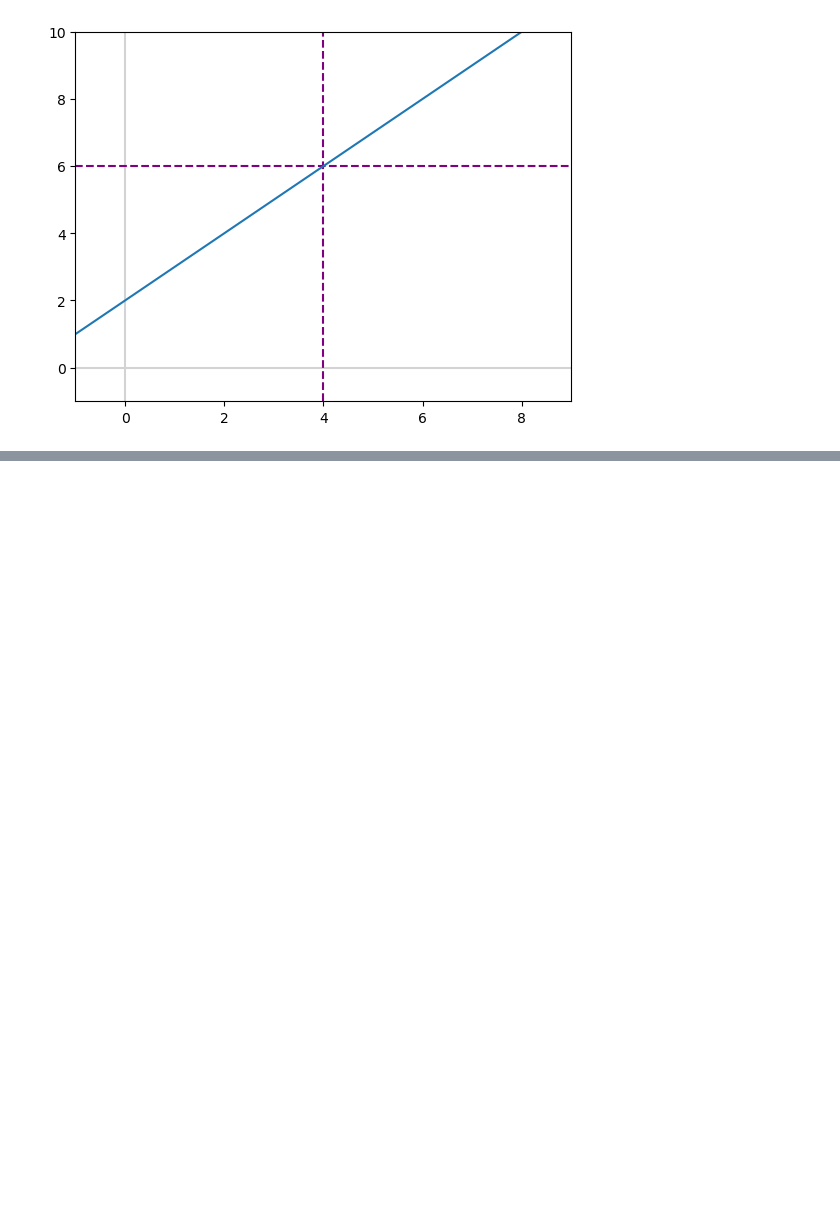
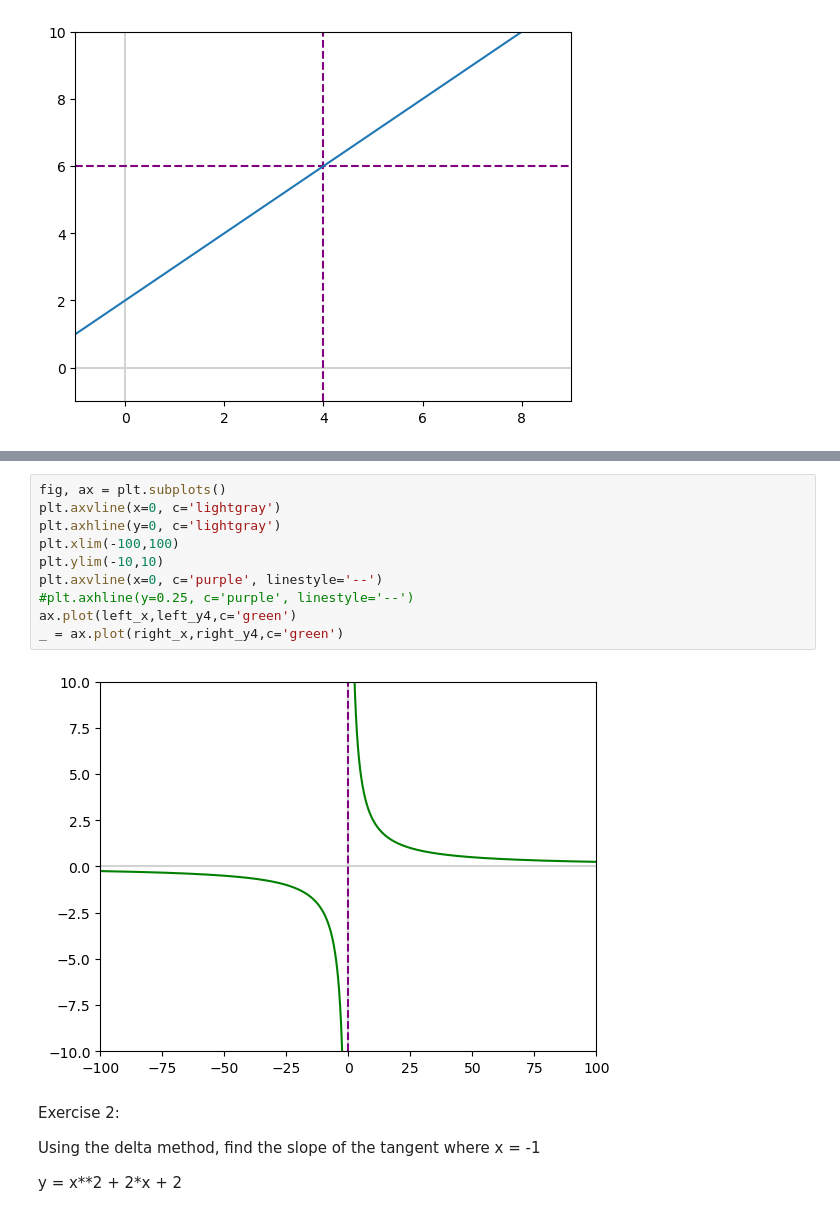
Before and after one commit to fajarww/monash_student, a Jupyter notebook: Python Programming/Calculus I Exercise.ipynb, the cells around one changed output, grey strips where cells are left out. Saved outputs shown, nothing was run; the diff lists cells and outputs as text; blank space fills up the shorter version.

Commit message:
Calculus I exercise and material

```diff
--- a/Python Programming/Calculus I Exercise.ipynb
+++ b/Python Programming/Calculus I Exercise.ipynb
@@ -116,0 +237,18 @@ _ = ax.plot(x,y3)
+# %%
+fig, ax = plt.subplots()
+plt.axvline(x=0, c='lightgray')
+plt.axhline(y=0, c='lightgray')
+plt.xlim(-100,100)
+plt.ylim(-10,10)
+plt.axvline(x=0, c='purple', linestyle='--')
+#plt.axhline(y=0.25, c='purple', linestyle='--')
+ax.plot(left_x,left_y4,c='green')
+_ = ax.plot(right_x,right_y4,c='green')
+# %% [output]
+[figure, added]
+# %% [markdown]
+Exercise 2:
+
+Using the delta method, find the slope of the tangent where x = -1
+
+y = x**2 + 2*x + 2
```
Also changed, not shown: parts of 22 cells of this notebook, 2 other files.
